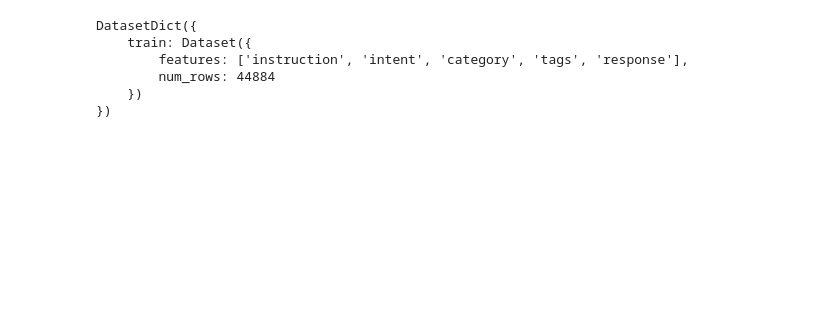
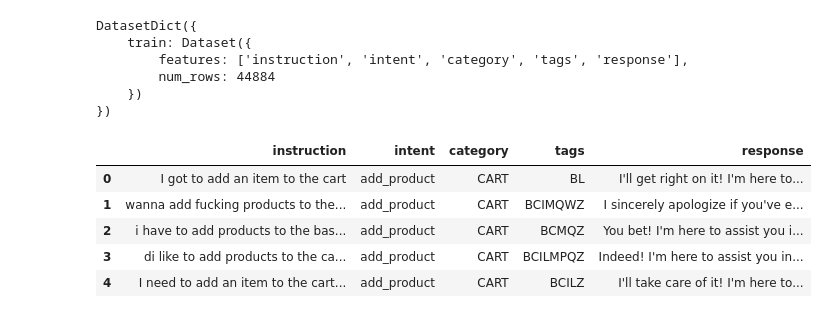
Before and after one commit to amol004/IndustryGPT-Specialised-LLM-Bot-Using-Pre-Trained-Models, a Jupyter notebook: IndustryGPT_Specialized_LLM_Bot_Using_Pre_Trained_Models.ipynb, the cells around one changed output. Drawn from its saved outputs; the diff is of its cells as text; code cells hidden in the pictures; blank space fills up the shorter version.

```diff
--- a/IndustryGPT_Specialized_LLM_Bot_Using_Pre_Trained_Models.ipynb
+++ b/IndustryGPT_Specialized_LLM_Bot_Using_Pre_Trained_Models.ipynb
@@ -4,27 +4,40 @@
 # Installing Required Libraries
 # fine-tuned LLM without requiring large GPU infrastructure.
 !pip install -q transformers datasets peft bitsandbytes accelerate trl
-# %%
-from huggingface_hub import login
-from google.colab import userdata
-from datasets import load_dataset
-
-# Correct usage: use the NAME of the secret you created in the sidebar
-try:
-    # Ensure you have added a secret named 'HF_TOKEN' in the Colab Secrets tab
-    hf_token = userdata.get('HF_TOKEN')
-    login(token=hf_token)
-except Exception as e:
-    print(f"Error: {e}")
-    print("Please add your token to the Colab Secrets tab with the name 'HF_TOKEN'.")
-
-# Loading the dataset
-dataset = load_dataset("bitext/Bitext-retail-ecommerce-llm-chatbot-training-dataset")
-print(dataset)
-# %% [output]
-DatasetDict({
-    train: Dataset({
-        features: ['instruction', 'intent', 'category', 'tags', 'response'],
-        num_rows: 44884
-    })
-})
+# %%
+# Import necessary tools
+from huggingface_hub import login  # Tool to sign in to Hugging Face
+from google.colab import userdata  # Tool to get your private API keys
+from datasets import load_dataset   # Tool to download AI datasets
+
+# Sign in using the secret token
+hf_token = userdata.get('HF_TOKEN')  # Pull the key named 'HF_TOKEN' from Colab secrets
+login(token=hf_token)                # Send that key to Hugging Face to log in
+
+# Download the retail dataset
+data_path = "bitext/Bitext-retail-ecommerce-llm-chatbot-training-dataset"
+dataset = load_dataset(data_path)     # Download the specific e-commerce dataset
+
+# Show what we downloaded
+print(dataset)                        # Display the data structure and row counts
+# %% [output]
+DatasetDict({
+    train: Dataset({
+        features: ['instruction', 'intent', 'category', 'tags', 'response'],
+        num_rows: 44884
+    })
+})
+# %%
+# Display the first few rows
+# Convert the first 5 rows of the 'train' split to a pandas DataFrame for a nice table view
+import pandas as pd
+
+top_rows = dataset['train'].select(range(5))
+display(pd.DataFrame(top_rows))
+# %% [output]
+|  | instruction | intent | category | tags | response |
+| 0 | I got to add an item to the cart | add_product | CART | BL | I'll get right on it! I'm here to... |
+| 1 | wanna add fucking products to the... | add_product | CART | BCIMQWZ | I sincerely apologize if you've e... |
+| 2 | i have to add products to the bas... | add_product | CART | BCMQZ | You bet! I'm here to assist you i... |
+| 3 | di like to add products to the ca... | add_product | CART | BCILMPQZ | Indeed! I'm here to assist you in... |
+| 4 | I need to add an item to the cart... | add_product | CART | BCILZ | I'll take care of it! I'm here to... |
```
